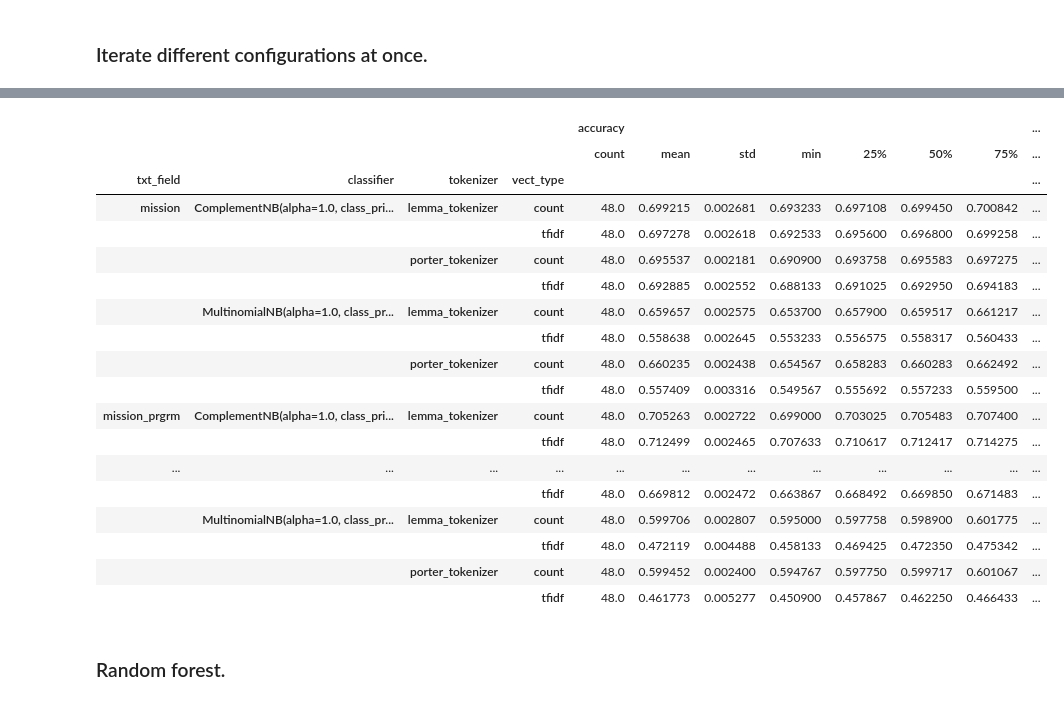
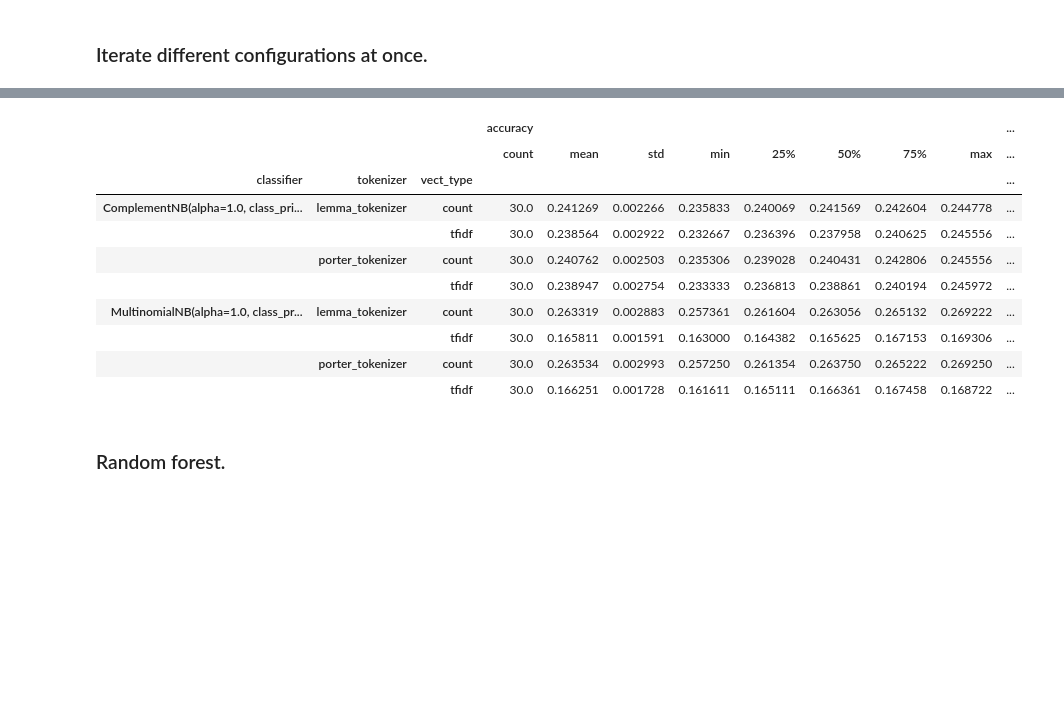
Before and after one commit to ma-ji/npo_classifier, a Jupyter notebook: script/classification_algorithms/NB_RF_major_group.ipynb, the cells around one changed output, grey strips where cells are left out. Cells and saved outputs as stored; diff of their text form; code cells hidden in the pictures; blank space fills up the shorter version.

Commit message:
on major group: finish revising NB; updating RF

```diff
--- a/script/classification_algorithms/NB_RF_major_group.ipynb
+++ b/script/classification_algorithms/NB_RF_major_group.ipynb
@@ -72,12 +72,13 @@ dview.execute('from nltk.stem import WordNetLemmatizer')
 dview.execute('from nltk.corpus import wordnet')
 dview.execute('import pandas as pd')
 dview.execute('import nltk')
+dview.execute('from sklearn.model_selection import train_test_split')
 dview['df_train']=df_train
-dview['df_performance']=pd.DataFrame(columns=['trial', 'txt_field', 'classifier', 'tokenizer', 'vect_type', 'average_mtd', 'accuracy', 'precision', 'recall', 'f1'])
+dview['df_performance']=pd.DataFrame(columns=['trial', 'classifier', 'tokenizer', 'vect_type', 'average_mtd', 'accuracy', 'precision', 'recall', 'f1'])
 # %%
 @dview.parallel(block=True)
 def func_naive_bayes(trial):
-    global df_train, df_performance, txt_field, classifier, tokenizer, vect_type, average_mtd
+    global df_train, df_performance, classifier, tokenizer, vect_type, average_mtd
 
     ##########################################################
     ################ Prepare dataframe for ML ################
@@ -85,12 +86,12 @@ def func_naive_bayes(trial):
     # Build training and testing data frame.
     small_num=0
     while small_num<200: # Make sure each category has at least 500 records.
-        sampleDF = df_train[df_train.mission.notna() & df_train.NTEE1.notna()].sample(120000)
-        trainDF, valDF =train_test_split(sampleDF, test_size=.3)
+        sampleDF = df_train[df_train.input_text.notna() & df_train.NTEE1.notna()].sample(120000)
+        trainDF, valDF = train_test_split(sampleDF, test_size=.3)
         small_num=trainDF.groupby('NTEE1').count().sort_values('EIN').iloc[0]['EIN']
-    x_train=trainDF['mission_prgrm']
+    x_train=trainDF['input_text']
     y_train=trainDF['NTEE1']
-    x_valid=valDF['mission_prgrm']
+    x_valid=valDF['input_text']
     y_valid=valDF['NTEE1']
     ################ Prepare dataframe for ML ################
     ##########################################################
@@ -143,7 +144,7 @@ def func_naive_bayes(trial):
                                      analyzer='word'
                                     )
         # tokenize and build vocab.
-        vectorizer.fit(trainDF['mission_prgrm'])
+        vectorizer.fit(trainDF['input_text'])
         # Encode document: transform the training and validation data using count vectorizer object
         x_train_vect =  vectorizer.transform(x_train)
         x_valid_vect =  vectorizer.transform(x_valid)
@@ -155,7 +156,7 @@ def func_naive_bayes(trial):
                                      analyzer='word'
                                     )
         # tokenize and build vocab
-        vectorizer.fit(trainDF['mission_prgrm'])
+        vectorizer.fit(trainDF['input_text'])
         # Encode document: transform the training and validation data using count vectorizer object
         x_train_vect =  vectorizer.transform(x_train)
         x_valid_vect =  vectorizer.transform(x_valid)
@@ -166,7 +167,6 @@ def func_naive_bayes(trial):
     classifier.fit(x_train_vect, y_train)
     predictions = classifier.predict(x_valid_vect)
     df_performance = df_performance.append({'trial':str(trial),
-                                            'txt_field':txt_field,
                                             'classifier':str(classifier),
                                             'tokenizer':tokenizer.__name__,
                                             'vect_type':vect_type,
@@ -179,18 +179,15 @@ def func_naive_bayes(trial):
 # %% [markdown]
 ### Iterate different configurations at once.
 # %%
-for txt_field in [#'mission', 'prgrm_dsc',
-                  'mission_prgrm']:
-    for classifier in [naive_bayes.MultinomialNB(), naive_bayes.ComplementNB()]:
-        for tokenizer in ['lemma', 'porter']:
-            for vect_type in ['count', 'tfidf']:
-                for average_mtd in ['macro', 'weighted']:
-    #                     dview['txt_field']=txt_field
-                    dview['classifier']=classifier
-                    dview['tokenizer']=tokenizer
-                    dview['vect_type']=vect_type
-                    dview['average_mtd']=average_mtd
-                    t=func_naive_bayes.map(range(48))
+for classifier in [naive_bayes.MultinomialNB(), naive_bayes.ComplementNB()]:
+    for tokenizer in ['lemma', 'porter']:
+        for vect_type in ['count', 'tfidf']:
+            for average_mtd in ['macro', 'weighted']:
+                dview['classifier']=classifier
+                dview['tokenizer']=tokenizer
+                dview['vect_type']=vect_type
+                dview['average_mtd']=average_mtd
+                t=func_naive_bayes.map(range(30))
 # %%
 df_performance=pd.concat(dview.gather('df_performance'), ignore_index=True)
 df_performance.sample(10)
@@ -209,25 +206,17 @@ df_performance.sample(10)
 # %%
-df_performance[df_performance.average_mtd=='macro'].groupby(['txt_field', 'classifier', 'tokenizer', 'vect_type']).describe()[['accuracy','f1']]
+df_performance[df_performance.average_mtd=='macro'].groupby(['classifier', 'tokenizer', 'vect_type']).describe()[['accuracy','f1']]
 # %% [output]
-|  |  |  |  | accuracy |  |  |  |  |  |  | ... |
-|  |  |  |  | count | mean | std | min | 25% | 50% | 75% | ... |
-| txt_field | classifier | tokenizer | vect_type |  |  |  |  |  |  |  | ... |
-| mission | ComplementNB(alpha=1.0, class_pri... | lemma_tokenizer | count | 48.0 | 0.699215 | 0.002681 | 0.693233 | 0.697108 | 0.699450 | 0.700842 | ... |
-|  |  |  | tfidf | 48.0 | 0.697278 | 0.002618 | 0.692533 | 0.695600 | 0.696800 | 0.699258 | ... |
-|  |  | porter_tokenizer | count | 48.0 | 0.695537 | 0.002181 | 0.690900 | 0.693758 | 0.695583 | 0.697275 | ... |
-|  |  |  | tfidf | 48.0 | 0.692885 | 0.002552 | 0.688133 | 0.691025 | 0.692950 | 0.694183 | ... |
-|  | MultinomialNB(alpha=1.0, class_pr... | lemma_tokenizer | count | 48.0 | 0.659657 | 0.002575 | 0.653700 | 0.657900 | 0.659517 | 0.661217 | ... |
-|  |  |  | tfidf | 48.0 | 0.558638 | 0.002645 | 0.553233 | 0.556575 | 0.558317 | 0.560433 | ... |
-|  |  | porter_tokenizer | count | 48.0 | 0.660235 | 0.002438 | 0.654567 | 0.658283 | 0.660283 | 0.662492 | ... |
-|  |  |  | tfidf | 48.0 | 0.557409 | 0.003316 | 0.549567 | 0.555692 | 0.557233 | 0.559500 | ... |
-| mission_prgrm | ComplementNB(alpha=1.0, class_pri... | lemma_tokenizer | count | 48.0 | 0.705263 | 0.002722 | 0.699000 | 0.703025 | 0.705483 | 0.707400 | ... |
-|  |  |  | tfidf | 48.0 | 0.712499 | 0.002465 | 0.707633 | 0.710617 | 0.712417 | 0.714275 | ... |
-| ... | ... | ... | ... | ... | ... | ... | ... | ... | ... | ... | ... |
-|  |  |  | tfidf | 48.0 | 0.669812 | 0.002472 | 0.663867 | 0.668492 | 0.669850 | 0.671483 | ... |
-|  | MultinomialNB(alpha=1.0, class_pr... | lemma_tokenizer | count | 48.0 | 0.599706 | 0.002807 | 0.595000 | 0.597758 | 0.598900 | 0.601775 | ... |
-|  |  |  | tfidf | 48.0 | 0.472119 | 0.004488 | 0.458133 | 0.469425 | 0.472350 | 0.475342 | ... |
-|  |  | porter_tokenizer | count | 48.0 | 0.599452 | 0.002400 | 0.594767 | 0.597750 | 0.599717 | 0.601067 | ... |
-|  |  |  | tfidf | 48.0 | 0.461773 | 0.005277 | 0.450900 | 0.457867 | 0.462250 | 0.466433 | ... |
+|  |  |  | accuracy |  |  |  |  |  |  |  | ... |
+|  |  |  | count | mean | std | min | 25% | 50% | 75% | max | ... |
+| classifier | tokenizer | vect_type |  |  |  |  |  |  |  |  | ... |
+| ComplementNB(alpha=1.0, class_pri... | lemma_tokenizer | count | 30.0 | 0.241269 | 0.002266 | 0.235833 | 0.240069 | 0.241569 | 0.242604 | 0.244778 | ... |
+|  |  | tfidf | 30.0 | 0.238564 | 0.002922 | 0.232667 | 0.236396 | 0.237958 | 0.240625 | 0.245556 | ... |
+|  | porter_tokenizer | count | 30.0 | 0.240762 | 0.002503 | 0.235306 | 0.239028 | 0.240431 | 0.242806 | 0.245556 | ... |
+|  |  | tfidf | 30.0 | 0.238947 | 0.002754 | 0.233333 | 0.236813 | 0.238861 | 0.240194 | 0.245972 | ... |
+| MultinomialNB(alpha=1.0, class_pr... | lemma_tokenizer | count | 30.0 | 0.263319 | 0.002883 | 0.257361 | 0.261604 | 0.263056 | 0.265132 | 0.269222 | ... |
+|  |  | tfidf | 30.0 | 0.165811 | 0.001591 | 0.163000 | 0.164382 | 0.165625 | 0.167153 | 0.169306 | ... |
+|  | porter_tokenizer | count | 30.0 | 0.263534 | 0.002993 | 0.257250 | 0.261354 | 0.263750 | 0.265222 | 0.269250 | ... |
+|  |  | tfidf | 30.0 | 0.166251 | 0.001728 | 0.161611 | 0.165111 | 0.166361 | 0.167458 | 0.168722 | ... |
 # %% [markdown]
 ### Random forest.
 # %%
```
Also changed, not shown: parts of 4 cells of this notebook.
